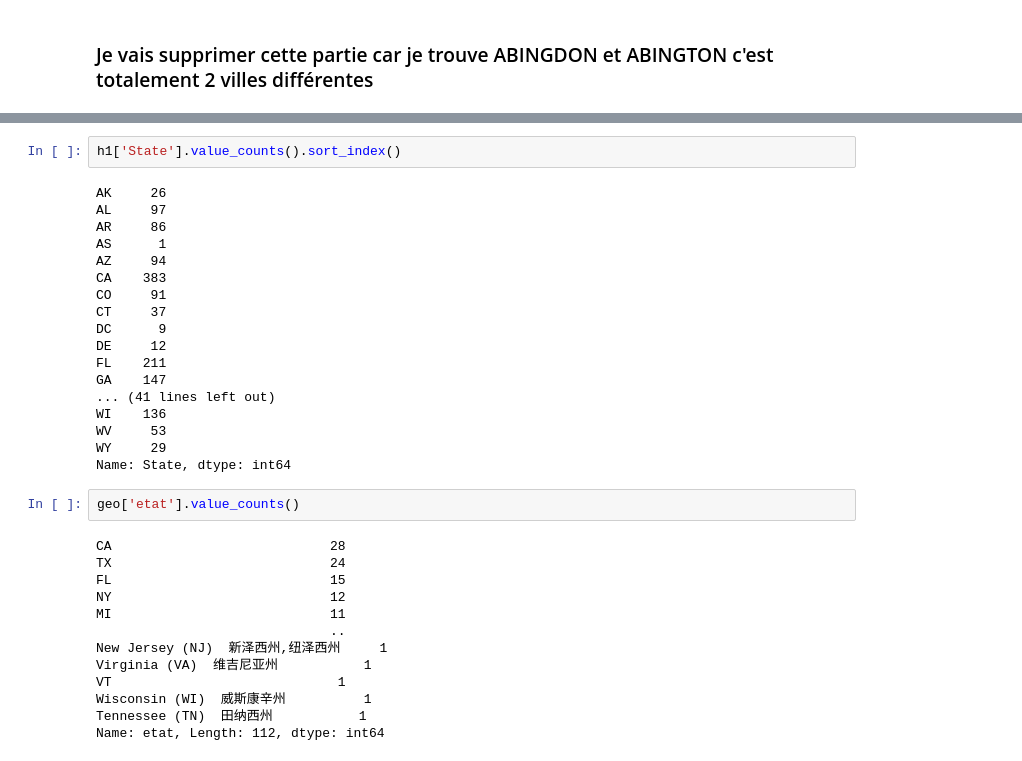
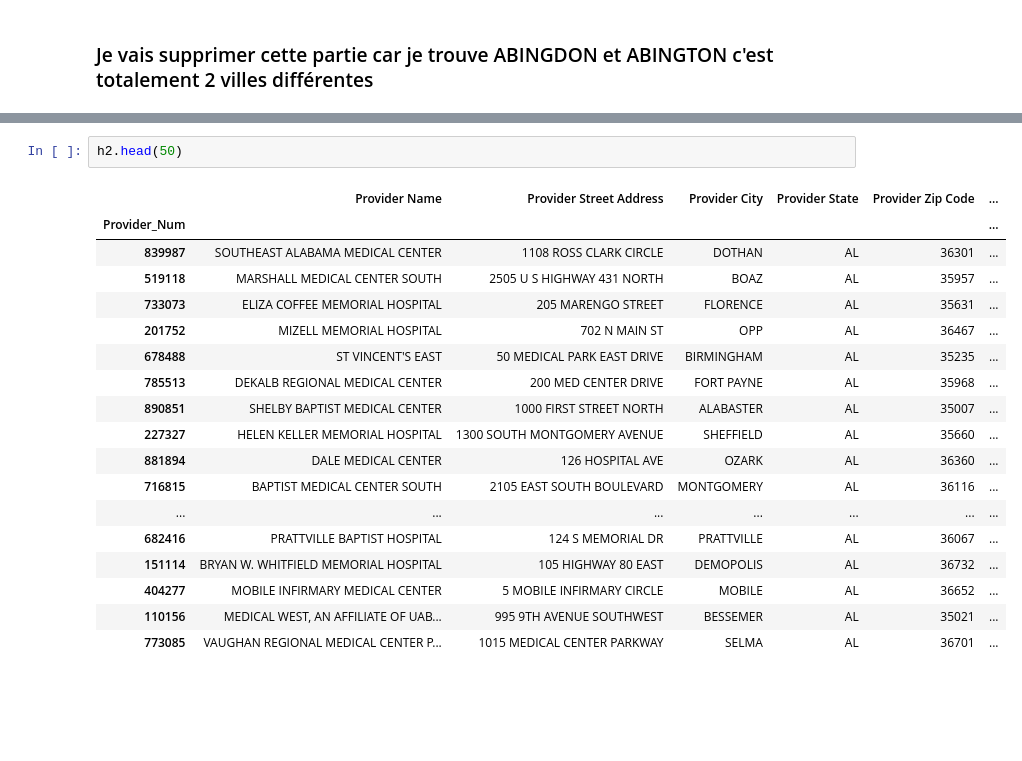
Before and after one commit to tourist-001/Data_Matching_Hospital, a Jupyter notebook: hospital_standardisation.ipynb, the cells around one changed output, grey strips where cells are left out. Drawn from its saved outputs; the diff is of its cells as text; blank space fills up the shorter version.

```diff
--- a/hospital_standardisation.ipynb
+++ b/hospital_standardisation.ipynb
@@ -193,35 +176,21 @@ geo.head(10)
-# %%
-h1['State'].value_counts().sort_index()
-# %% [output]
-AK     26
-AL     97
-AR     86
-AS      1
-AZ     94
-CA    383
-CO     91
-CT     37
-DC      9
-DE     12
-FL    211
-GA    147
-... (41 lines left out)
-WI    136
-WV     53
-WY     29
-Name: State, dtype: int64
-# %%
-geo['etat'].value_counts()
-# %% [output]
-CA                            28
-TX                            24
-FL                            15
-NY                            12
-MI                            11
-                              ..
-New Jersey (NJ)  新泽西州,纽泽西州     1
-Virginia (VA)  维吉尼亚州           1
-VT                             1
-Wisconsin (WI)  威斯康辛州          1
-Tennessee (TN)  田纳西州           1
-Name: etat, Length: 112, dtype: int64
+# %%
+h2.head(50)
+# %% [output]
+|  | Provider Name | Provider Street Address | Provider City | Provider State | Provider Zip Code | ... |
+| Provider_Num |  |  |  |  |  | ... |
+| 839987 | SOUTHEAST ALABAMA MEDICAL CENTER | 1108 ROSS CLARK CIRCLE | DOTHAN | AL | 36301 | ... |
+| 519118 | MARSHALL MEDICAL CENTER SOUTH | 2505 U S HIGHWAY 431 NORTH | BOAZ | AL | 35957 | ... |
+| 733073 | ELIZA COFFEE MEMORIAL HOSPITAL | 205 MARENGO STREET | FLORENCE | AL | 35631 | ... |
+| 201752 | MIZELL MEMORIAL HOSPITAL | 702 N MAIN ST | OPP | AL | 36467 | ... |
+| 678488 | ST VINCENT'S EAST | 50 MEDICAL PARK EAST DRIVE | BIRMINGHAM | AL | 35235 | ... |
+| 785513 | DEKALB REGIONAL MEDICAL CENTER | 200 MED CENTER DRIVE | FORT PAYNE | AL | 35968 | ... |
+| 890851 | SHELBY BAPTIST MEDICAL CENTER | 1000 FIRST STREET NORTH | ALABASTER | AL | 35007 | ... |
+| 227327 | HELEN KELLER MEMORIAL HOSPITAL | 1300 SOUTH MONTGOMERY AVENUE | SHEFFIELD | AL | 35660 | ... |
+| 881894 | DALE MEDICAL CENTER | 126 HOSPITAL AVE | OZARK | AL | 36360 | ... |
+| 716815 | BAPTIST MEDICAL CENTER SOUTH | 2105 EAST SOUTH BOULEVARD | MONTGOMERY | AL | 36116 | ... |
+| ... | ... | ... | ... | ... | ... | ... |
+| 682416 | PRATTVILLE BAPTIST HOSPITAL | 124 S MEMORIAL DR | PRATTVILLE | AL | 36067 | ... |
+| 151114 | BRYAN W. WHITFIELD MEMORIAL HOSPITAL | 105 HIGHWAY 80 EAST | DEMOPOLIS | AL | 36732 | ... |
+| 404277 | MOBILE INFIRMARY MEDICAL CENTER | 5 MOBILE INFIRMARY CIRCLE | MOBILE | AL | 36652 | ... |
+| 110156 | MEDICAL WEST, AN AFFILIATE OF UAB... | 995 9TH AVENUE SOUTHWEST | BESSEMER | AL | 35021 | ... |
+| 773085 | VAUGHAN REGIONAL MEDICAL CENTER P... | 1015 MEDICAL CENTER PARKWAY | SELMA | AL | 36701 | ... |
```
Also changed, not shown: parts of 7 cells of this notebook.
